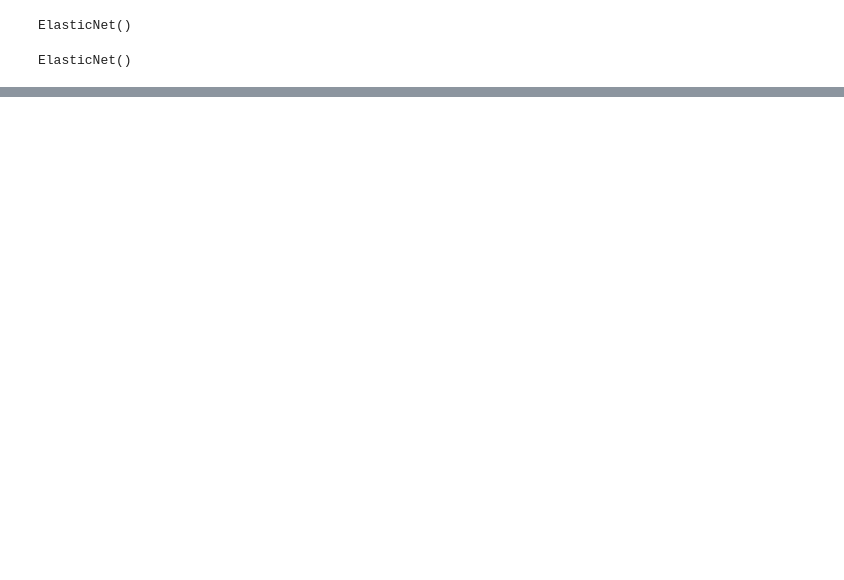
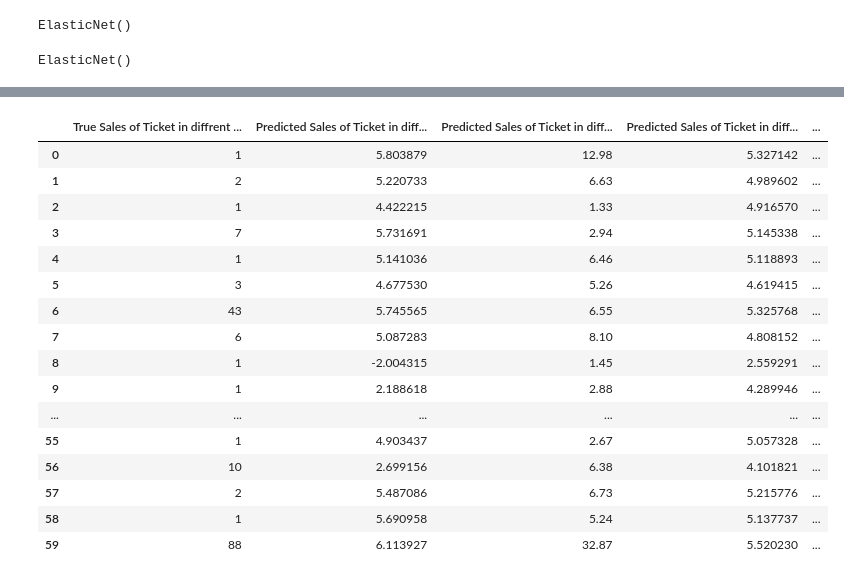
Before and after one commit to abdulmanafpv/Machine-Learning-Projects, a Jupyter notebook: Predict the KSRTC buses future trips/Predict the KSRTC buses future trips .ipynb, the cells around one changed output, grey strips where cells are left out. Saved outputs shown, nothing was run; the diff lists cells and outputs as text; code cells hidden in the pictures; blank space fills up the shorter version.

```diff
--- a/Predict the KSRTC buses future trips/Predict the KSRTC buses future trips .ipynb
+++ b/Predict the KSRTC buses future trips/Predict the KSRTC buses future trips .ipynb
@@ -212,0 +433,2 @@ print(ela_score)
+# %%
+bagging_predictions=bagging_regressor.predict(X_test)
@@ -212,0 +452,14 @@ print(ela_score)
+# %%
+import numpy as np
+Y_test_1D_array=Y_test.flatten()
+# %%
+y_pred_1D_array=y_pred.flatten()
+# %%
+Y_true=Y_test_1D_array
+Predicted_data={'True Sales of Ticket in diffrent Root' : Y_true,
+         'Predicted Sales of Ticket in diffrent Root_ Linear Regression ': y_pred_1D_array,
+         'Predicted Sales of Ticket in diffrent Root_ Random Forest Regression ': prediction_Random_Forest,
+         'Predicted Sales of Ticket in diffrent Root_ Elastic Net Regression ': ela_predict,
+         'Predicted Sales of Ticket in diffrent Root_Bagging Regression ': bagging_predictions,}
+Predicted_data=pd.DataFrame(Predicted_data)
+Predicted_data
@@ -212,0 +498,20 @@ print(ela_score)
+# %%
+Predicted_data[0:60]
+# %% [output]
+|  | True Sales of Ticket in diffrent ... | Predicted Sales of Ticket in diff... | Predicted Sales of Ticket in diff... | Predicted Sales of Ticket in diff... | ... |
+| 0 | 1 | 5.803879 | 12.98 | 5.327142 | ... |
+| 1 | 2 | 5.220733 | 6.63 | 4.989602 | ... |
+| 2 | 1 | 4.422215 | 1.33 | 4.916570 | ... |
+| 3 | 7 | 5.731691 | 2.94 | 5.145338 | ... |
+| 4 | 1 | 5.141036 | 6.46 | 5.118893 | ... |
+| 5 | 3 | 4.677530 | 5.26 | 4.619415 | ... |
+| 6 | 43 | 5.745565 | 6.55 | 5.325768 | ... |
+| 7 | 6 | 5.087283 | 8.10 | 4.808152 | ... |
+| 8 | 1 | -2.004315 | 1.45 | 2.559291 | ... |
+| 9 | 1 | 2.188618 | 2.88 | 4.289946 | ... |
+| ... | ... | ... | ... | ... | ... |
+| 55 | 1 | 4.903437 | 2.67 | 5.057328 | ... |
+| 56 | 10 | 2.699156 | 6.38 | 4.101821 | ... |
+| 57 | 2 | 5.487086 | 6.73 | 5.215776 | ... |
+| 58 | 1 | 5.690958 | 5.24 | 5.137737 | ... |
+| 59 | 88 | 6.113927 | 32.87 | 5.520230 | ... |
```
Also changed, not shown: parts of 49 cells of this notebook, 4 other files.
